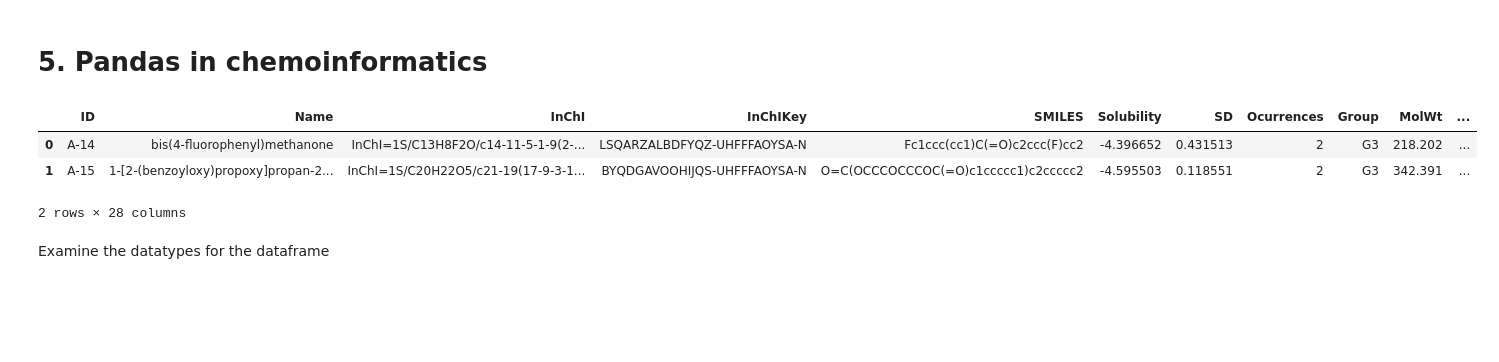
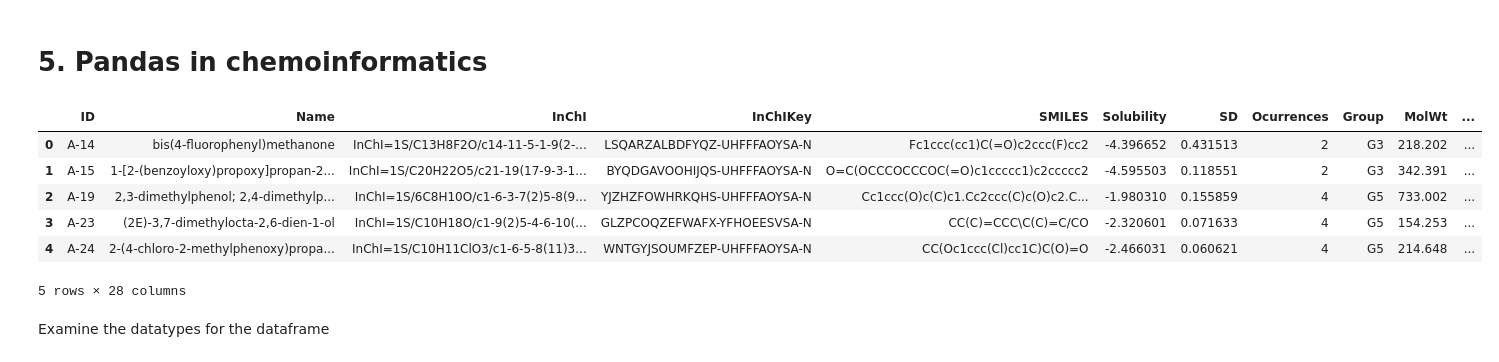
Before and after one commit to buchijw/Long_ML_Course, a Jupyter notebook: 1_RDKIT_tutorial.ipynb, the cells around one changed output. Drawn from its saved outputs; the diff is of its cells as text; code cells hidden in the pictures; blank space fills up the shorter version.

```diff
--- a/1_RDKIT_tutorial.ipynb
+++ b/1_RDKIT_tutorial.ipynb
@@ -297,11 +297,14 @@ os.chdir("/content/drive/MyDrive/MedAI/1. Chemoinformatics/Data/")
 # %%
 df = pd.read_csv("solubility_data_ok.csv")
-df.head(2)
+df.head(5)
 # %% [output]
 |  | ID | Name | InChI | InChIKey | SMILES | Solubility | SD | Ocurrences | Group | MolWt | ... |
 | 0 | A-14 | bis(4-fluorophenyl)methanone | InChI=1S/C13H8F2O/c14-11-5-1-9(2-... | LSQARZALBDFYQZ-UHFFFAOYSA-N | Fc1ccc(cc1)C(=O)c2ccc(F)cc2 | -4.396652 | 0.431513 | 2 | G3 | 218.202 | ... |
 | 1 | A-15 | 1-[2-(benzoyloxy)propoxy]propan-2... | InChI=1S/C20H22O5/c21-19(17-9-3-1... | BYQDGAVOOHIJQS-UHFFFAOYSA-N | O=C(OCCCOCCCOC(=O)c1ccccc1)c2ccccc2 | -4.595503 | 0.118551 | 2 | G3 | 342.391 | ... |
+| 2 | A-19 | 2,3-dimethylphenol; 2,4-dimethylp... | InChI=1S/6C8H10O/c1-6-3-7(2)5-8(9... | YJZHZFOWHRKQHS-UHFFFAOYSA-N | Cc1ccc(O)c(C)c1.Cc2ccc(C)c(O)c2.C... | -1.980310 | 0.155859 | 4 | G5 | 733.002 | ... |
+| 3 | A-23 | (2E)-3,7-dimethylocta-2,6-dien-1-ol | InChI=1S/C10H18O/c1-9(2)5-4-6-10(... | GLZPCOQZEFWAFX-YFHOEESVSA-N | CC(C)=CCC\C(C)=C/CO | -2.320601 | 0.071633 | 4 | G5 | 154.253 | ... |
+| 4 | A-24 | 2-(4-chloro-2-methylphenoxy)propa... | InChI=1S/C10H11ClO3/c1-6-5-8(11)3... | WNTGYJSOUMFZEP-UHFFFAOYSA-N | CC(Oc1ccc(Cl)cc1C)C(O)=O | -2.466031 | 0.060621 | 4 | G5 | 214.648 | ... |
-2 rows × 28 columns
+5 rows × 28 columns
 # %% [markdown]
 Examine the datatypes for the dataframe
 # %%
```
Also changed, not shown: parts of 11 cells of this notebook.
